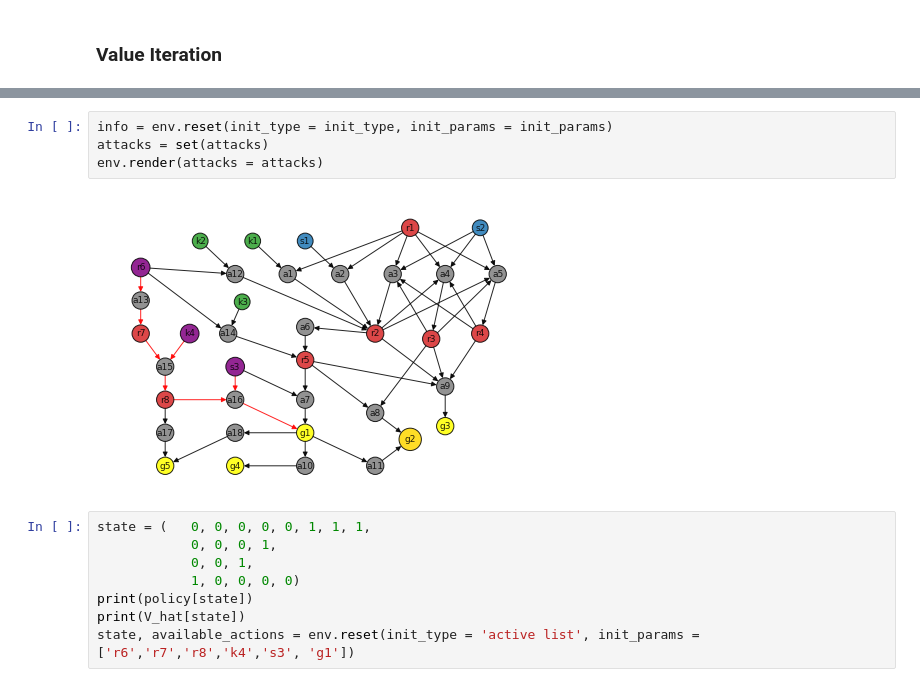
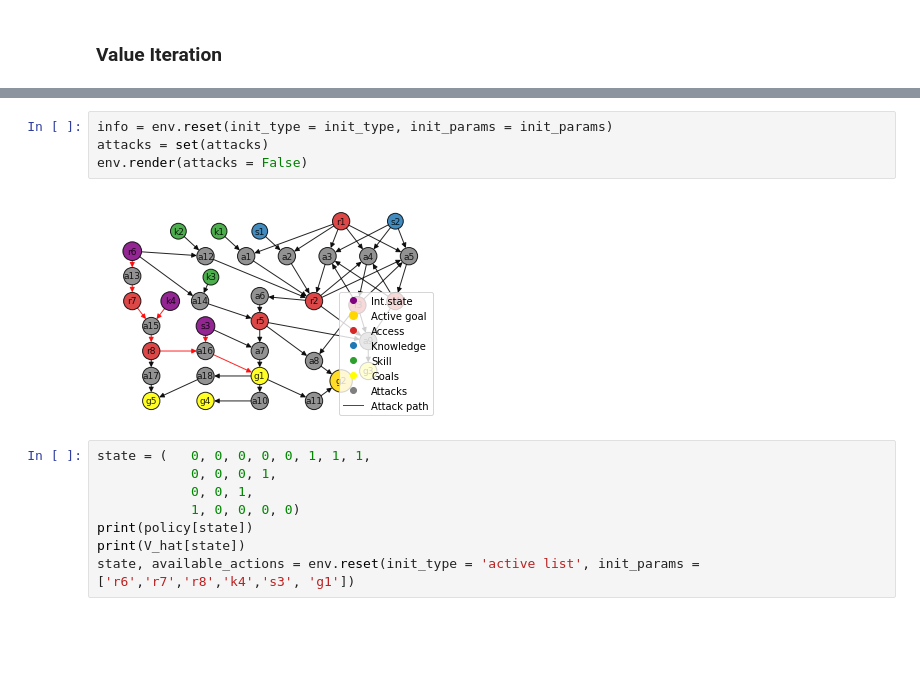
Before and after one commit to juanbeta98/CPSS, a Jupyter notebook: Policy Evaluation.ipynb, the cells around one changed output, grey strips where cells are left out. Cells and saved outputs as stored; diff of their text form; blank space fills up the shorter version.

```diff
--- a/Policy Evaluation.ipynb
+++ b/Policy Evaluation.ipynb
@@ -288,9 +288,9 @@ Avg reward:   -0.1
 # %%
 info = env.reset(init_type = init_type, init_params = init_params)
 attacks = set(attacks)
-env.render(attacks = attacks)
+env.render(attacks = False)
 # %% [output]
-[figure, old version]
+[figure, new version]
 # %%
 state = (   0, 0, 0, 0, 0, 1, 1, 1,
             0, 0, 0, 1,
```
Also changed, not shown: parts of 8 cells of this notebook, 10 other files.
